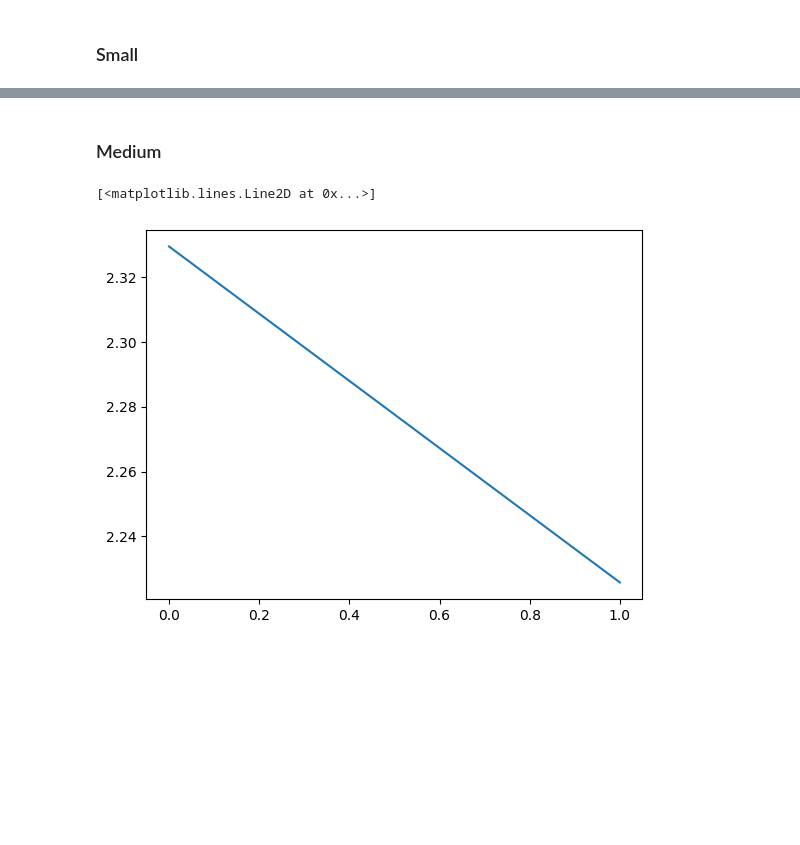
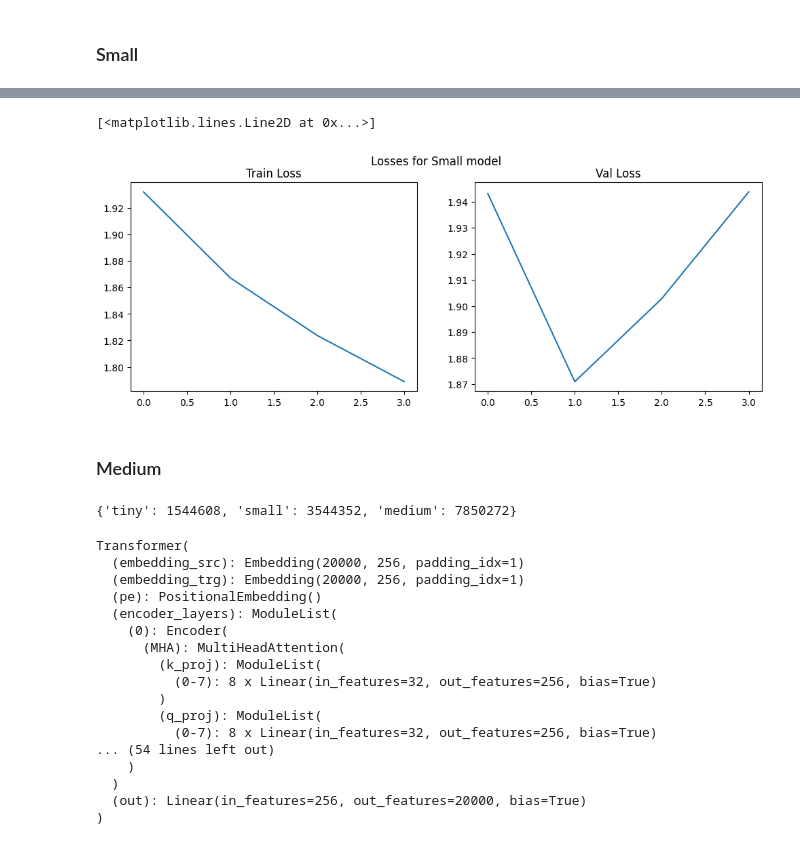
Before and after one commit to TheGEN1U5/DLventures, a Jupyter notebook: nlp/transformers/mt_transformer.ipynb, the cells around one changed output, grey strips where cells are left out. Saved outputs shown, nothing was run; the diff lists cells and outputs as text; code cells hidden in the pictures; blank space fills up the shorter version.

```diff
--- a/nlp/transformers/mt_transformer.ipynb
+++ b/nlp/transformers/mt_transformer.ipynb
@@ -535,0 +527,16 @@ model.to("cuda")
+# %%
+small_pt = torch.load("small.pt", weights_only=False)
+train_loss = small_pt["loss"]
+val_loss = small_pt["val_loss"]
+# %%
+fig, ax = plt.subplots(nrows=1, ncols=2, figsize=(12, 4))
+fig.suptitle("Losses for Small model")
+
+ax[0].set_title("Train Loss")
+ax[0].plot(train_loss)
+
+ax[1].set_title("Val Loss")
+ax[1].plot(val_loss)
+# %% [output]
+[<matplotlib.lines.Line2D at 0x...>]
+[figure, new version]
@@ -551,3 +565,7 @@ model = Transformer(
+# %%
+non_embedding_params
+# %% [output]
+{'tiny': 1544608, 'small': 3544352, 'medium': 7850272}
 # %%
 device = torch.device('cuda' if torch.cuda.is_available() else 'cpu')
 train_loss = []
@@ -557,17 +575,24 @@ new_train_loss, new_val_loss = train(model, device, train_loader, val_loader, nu
 train_loss.extend(new_train_loss)
 val_loss.extend(new_val_loss)
-# %%
-fig, ax = plt.subplots(nrows=1, ncols=2)
-fig.suptitle("Losses for Tiny model")
-
-ax[0, 0].set_title("Train Loss")
-ax[0, 0].plot(train_loss)
-
-ax[0, 1].set_title("Val Loss")
-ax[0, 1].plot(val_loss)
-# %% [output]
-[<matplotlib.lines.Line2D at 0x...>]
-[figure, old version]
 # %%
+model.to("cpu")
 torch.save({"loss": train_loss, "val_loss": val_loss,  "model": model.state_dict()}, "medium.pt")
 model.to("cuda")
+# %% [output]
+Transformer(
+  (embedding_src): Embedding(20000, 256, padding_idx=1)
+  (embedding_trg): Embedding(20000, 256, padding_idx=1)
+  (pe): PositionalEmbedding()
+  (encoder_layers): ModuleList(
+    (0): Encoder(
+      (MHA): MultiHeadAttention(
+        (k_proj): ModuleList(
+          (0-7): 8 x Linear(in_features=32, out_features=256, bias=True)
+        )
+        (q_proj): ModuleList(
+          (0-7): 8 x Linear(in_features=32, out_features=256, bias=True)
+... (54 lines left out)
+    )
+  )
+  (out): Linear(in_features=256, out_features=20000, bias=True)
+)
```
Also changed, not shown: parts of 37 cells of this notebook.
